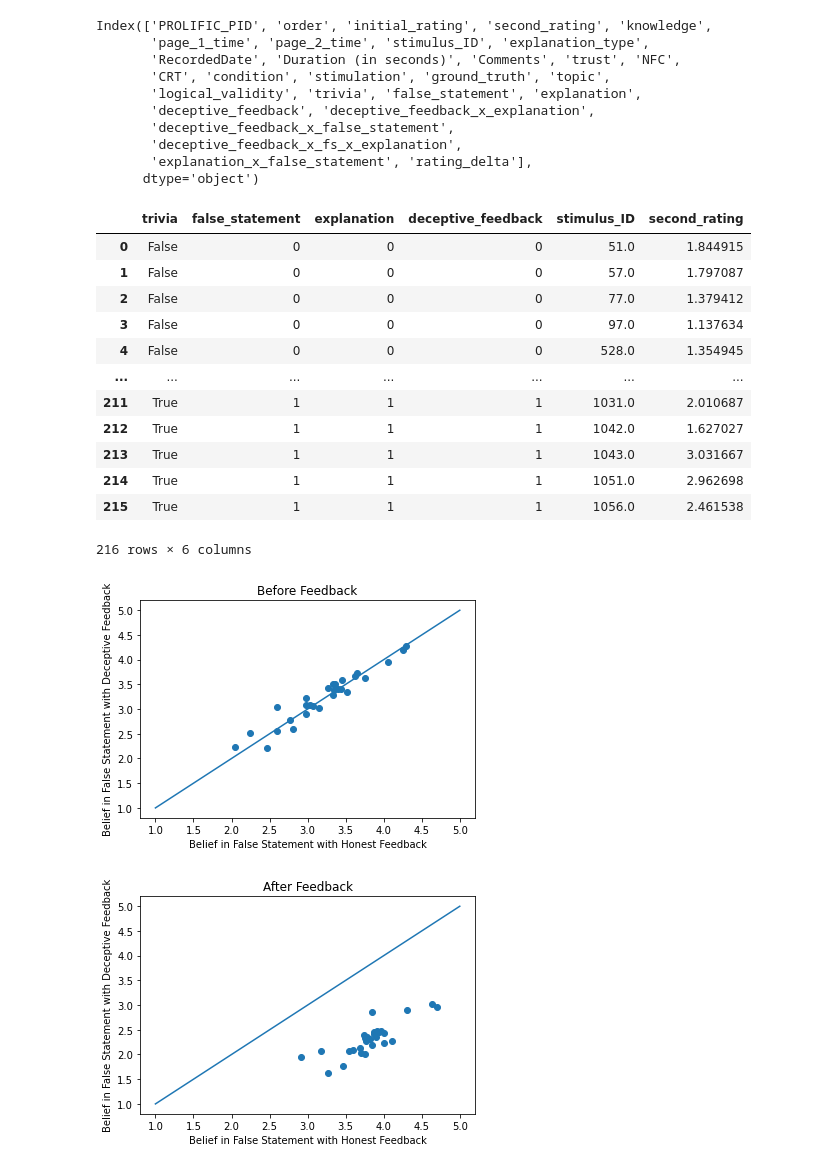
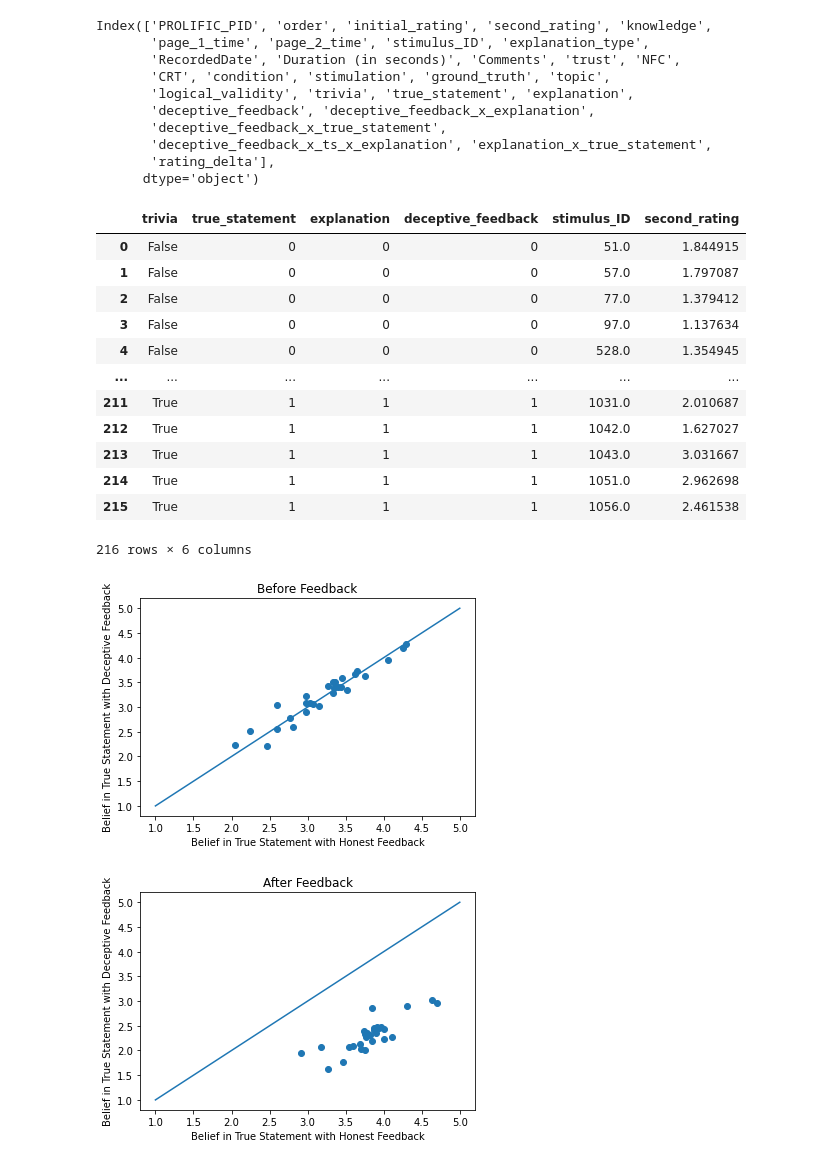
Before and after one commit to valleballe/deceptive-ai, a Jupyter notebook: analysis_1_14_mg.ipynb, the cells around one changed output. Cells and saved outputs as stored; diff of their text form; code cells hidden in the pictures.

```diff
--- a/analysis_1_14_mg.ipynb
+++ b/analysis_1_14_mg.ipynb
@@ -38,15 +38,15 @@ df.head()
 # %%
 # creating dummy variables aka binary features
 df["trivia"] = df.stimulation=="trivia"
-df["false_statement"] = (df.ground_truth==True).astype(int)
+df["true_statement"] = (df.ground_truth==True).astype(int)
 df["explanation"] = (df.condition=="flag+explanation").astype(int)
 df["deceptive_feedback"] = (df.explanation_type=="Deceptive").astype(int)
 
 
 df["deceptive_feedback_x_explanation"] = df["deceptive_feedback"]*df["explanation"]
-df["deceptive_feedback_x_false_statement"] = df["deceptive_feedback"]*df["false_statement"]
-df["deceptive_feedback_x_fs_x_explanation"] = df["deceptive_feedback"]*df["explanation"]*df["false_statement"]
-df["explanation_x_false_statement"] = df["explanation"]*df["false_statement"]
+df["deceptive_feedback_x_true_statement"] = df["deceptive_feedback"]*df["true_statement"]
+df["deceptive_feedback_x_ts_x_explanation"] = df["deceptive_feedback"]*df["explanation"]*df["true_statement"]
+df["explanation_x_true_statement"] = df["explanation"]*df["true_statement"]
 
 df["rating_delta"] = df.second_rating - df.initial_rating
 # %%
@@ -159,19 +217,19 @@ Index(['PROLIFIC_PID', 'order', 'initial_rating', 'second_rating', 'knowledge',
        'page_1_time', 'page_2_time', 'stimulus_ID', 'explanation_type',
        'RecordedDate', 'Duration (in seconds)', 'Comments', 'trust', 'NFC',
        'CRT', 'condition', 'stimulation', 'ground_truth', 'topic',
-       'logical_validity', 'trivia', 'false_statement', 'explanation',
+       'logical_validity', 'trivia', 'true_statement', 'explanation',
        'deceptive_feedback', 'deceptive_feedback_x_explanation',
-       'deceptive_feedback_x_false_statement',
-       'deceptive_feedback_x_fs_x_explanation',
-       'explanation_x_false_statement', 'rating_delta'],
+       'deceptive_feedback_x_true_statement',
+       'deceptive_feedback_x_ts_x_explanation', 'explanation_x_true_statement',
+       'rating_delta'],
       dtype='object')
 # %%
 # double checking that the dta looks balanced, all good
-bb = df.groupby(["trivia","false_statement","explanation","deceptive_feedback","stimulus_ID"]).initial_rating.mean().reset_index()
-aa = df.groupby(["trivia","false_statement","explanation","deceptive_feedback","stimulus_ID"]).second_rating.mean().reset_index()
+bb = df.groupby(["trivia","true_statement","explanation","deceptive_feedback","stimulus_ID"]).initial_rating.mean().reset_index()
+aa = df.groupby(["trivia","true_statement","explanation","deceptive_feedback","stimulus_ID"]).second_rating.mean().reset_index()
 aa
 # %% [output]
-|  | trivia | false_statement | explanation | deceptive_feedback | stimulus_ID | second_rating |
+|  | trivia | true_statement | explanation | deceptive_feedback | stimulus_ID | second_rating |
 | 0 | False | 0 | 0 | 0 | 51.0 | 1.844915 |
 | 1 | False | 0 | 0 | 0 | 57.0 | 1.797087 |
 | 2 | False | 0 | 0 | 0 | 77.0 | 1.379412 |
@@ -187,20 +245,20 @@ aa
 # %%
 # Visual showing feedback (1) influences updating (2) people believe fake news/trivia less when given honest explanation and people believe fake news/trivia more when given deceptive explanation
 
 plt.plot([1,2,3,4,5],[1,2,3,4,5])
-plt.scatter(bb[(bb.false_statement==1) & (bb.explanation==1) & (bb.deceptive_feedback==0)]["initial_rating"],
-            bb[(bb.false_statement==1) & (bb.explanation==1) & (bb.deceptive_feedback==1)]["initial_rating"])
-plt.xlabel("Belief in False Statement with Honest Feedback")
-plt.ylabel("Belief in False Statement with Deceptive Feedback")
+plt.scatter(bb[(bb.true_statement==1) & (bb.explanation==1) & (bb.deceptive_feedback==0)]["initial_rating"],
+            bb[(bb.true_statement==1) & (bb.explanation==1) & (bb.deceptive_feedback==1)]["initial_rating"])
+plt.xlabel("Belief in True Statement with Honest Feedback")
+plt.ylabel("Belief in True Statement with Deceptive Feedback")
 plt.title("Before Feedback")
 plt.show()
 plt.plot([1,2,3,4,5],[1,2,3,4,5])
-plt.scatter(aa[(aa.false_statement==1) & (aa.explanation==1) & (aa.deceptive_feedback==0)]["second_rating"],
-            aa[(aa.false_statement==1) & (aa.explanation==1) & (aa.deceptive_feedback==1)]["second_rating"])
-plt.xlabel("Belief in False Statement with Honest Feedback")
-plt.ylabel("Belief in False Statement with Deceptive Feedback")
+plt.scatter(aa[(aa.true_statement==1) & (aa.explanation==1) & (aa.deceptive_feedback==0)]["second_rating"],
+            aa[(aa.true_statement==1) & (aa.explanation==1) & (aa.deceptive_feedback==1)]["second_rating"])
+plt.xlabel("Belief in True Statement with Honest Feedback")
+plt.ylabel("Belief in True Statement with Deceptive Feedback")
 plt.title("After Feedback")
 plt.show()
 # %% [output]
-[figure, old version]
+[figure, new version]
-[figure, old version]
+[figure, new version]
```
Also changed, not shown: parts of 3 cells of this notebook.
